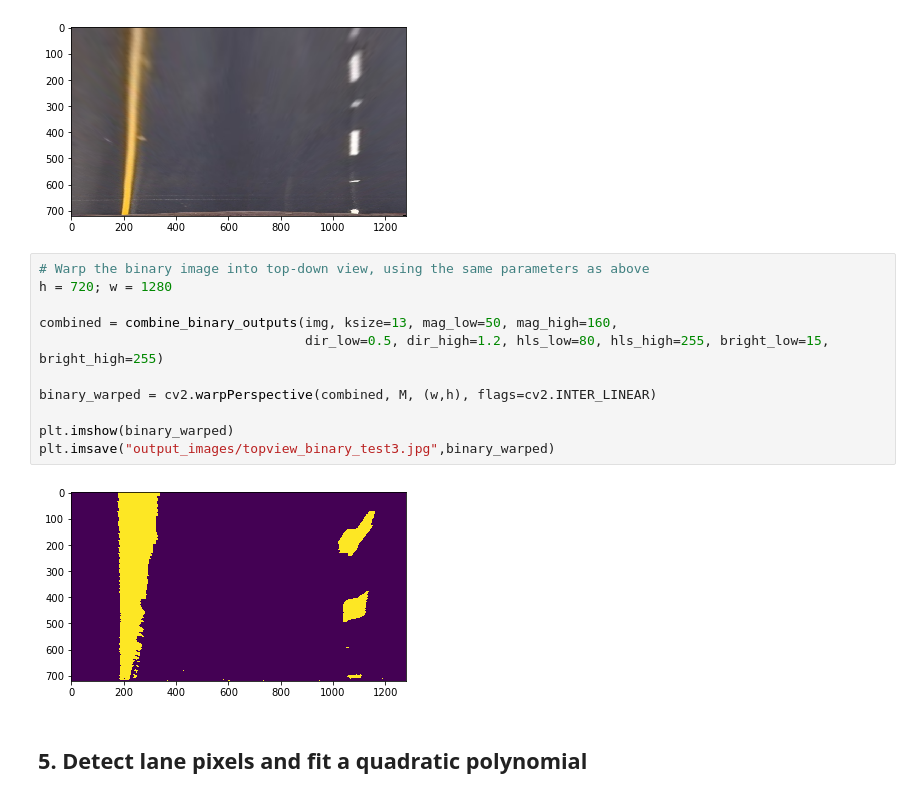
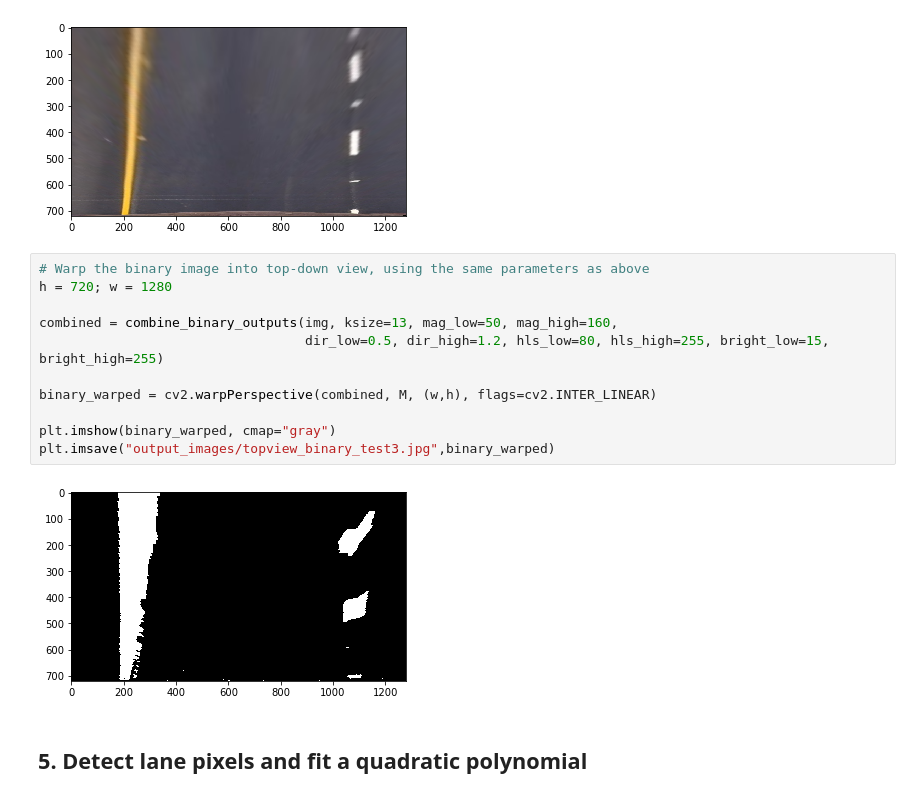
Before and after one commit to zshn25/CarND-Advanced-Lane-Lines, a Jupyter notebook: advanced_lane_lines.ipynb, the cells around one changed output. Saved outputs shown, nothing was run; the diff lists cells and outputs as text.

```diff
--- a/advanced_lane_lines.ipynb
+++ b/advanced_lane_lines.ipynb
@@ -274,16 +278,16 @@ plt.imsave("output_images/birdeye_straight_lines1.jpg",warped)
 # %%
 # Warp the binary image into top-down view, using the same parameters as above
 h = 720; w = 1280
 
 combined = combine_binary_outputs(img, ksize=13, mag_low=50, mag_high=160,
                                   dir_low=0.5, dir_high=1.2, hls_low=80, hls_high=255, bright_low=15, bright_high=255)
 
 binary_warped = cv2.warpPerspective(combined, M, (w,h), flags=cv2.INTER_LINEAR)
 
-plt.imshow(binary_warped)
+plt.imshow(binary_warped, cmap="gray")
 plt.imsave("output_images/topview_binary_test3.jpg",binary_warped)
 # %% [output]
-[figure, old version]
+[figure, new version]
 # %% [markdown]
 ## 5. Detect lane pixels and fit a quadratic polynomial
 # %% [markdown]
```
Also changed, not shown: parts of 9 cells of this notebook.
